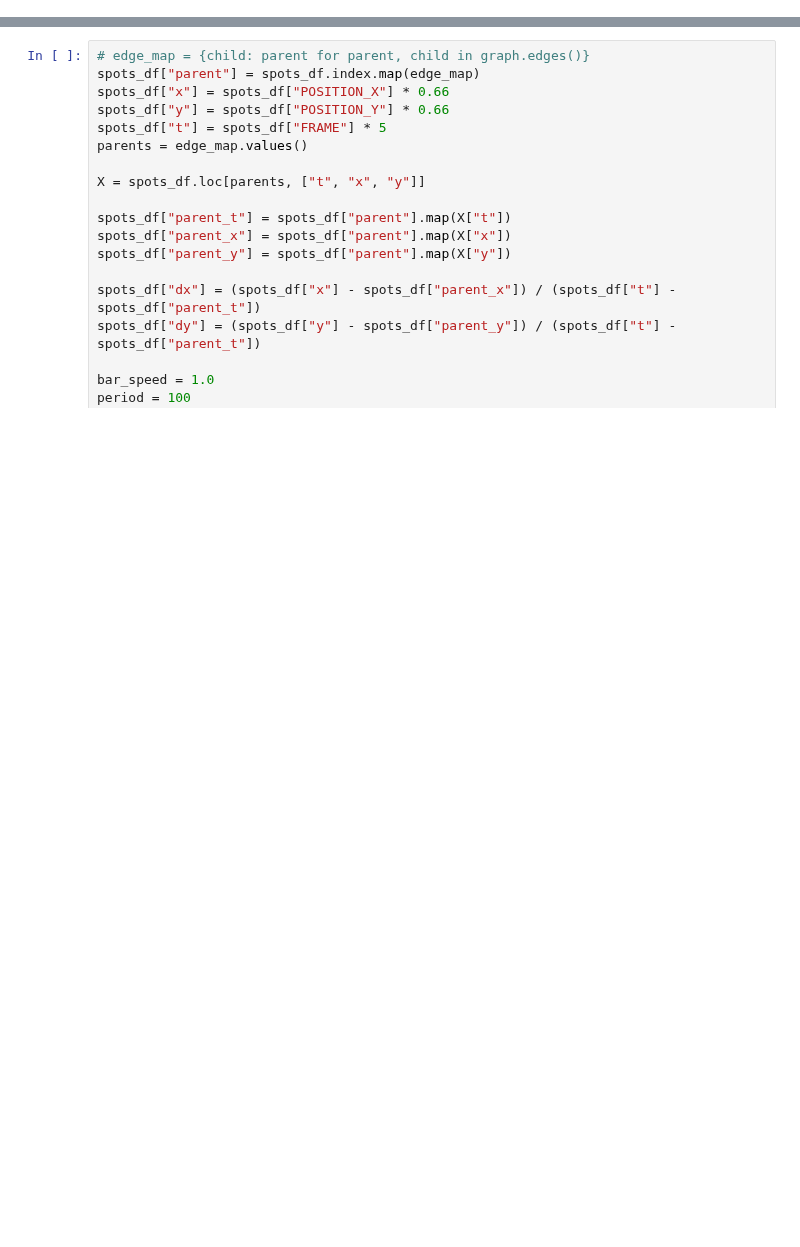
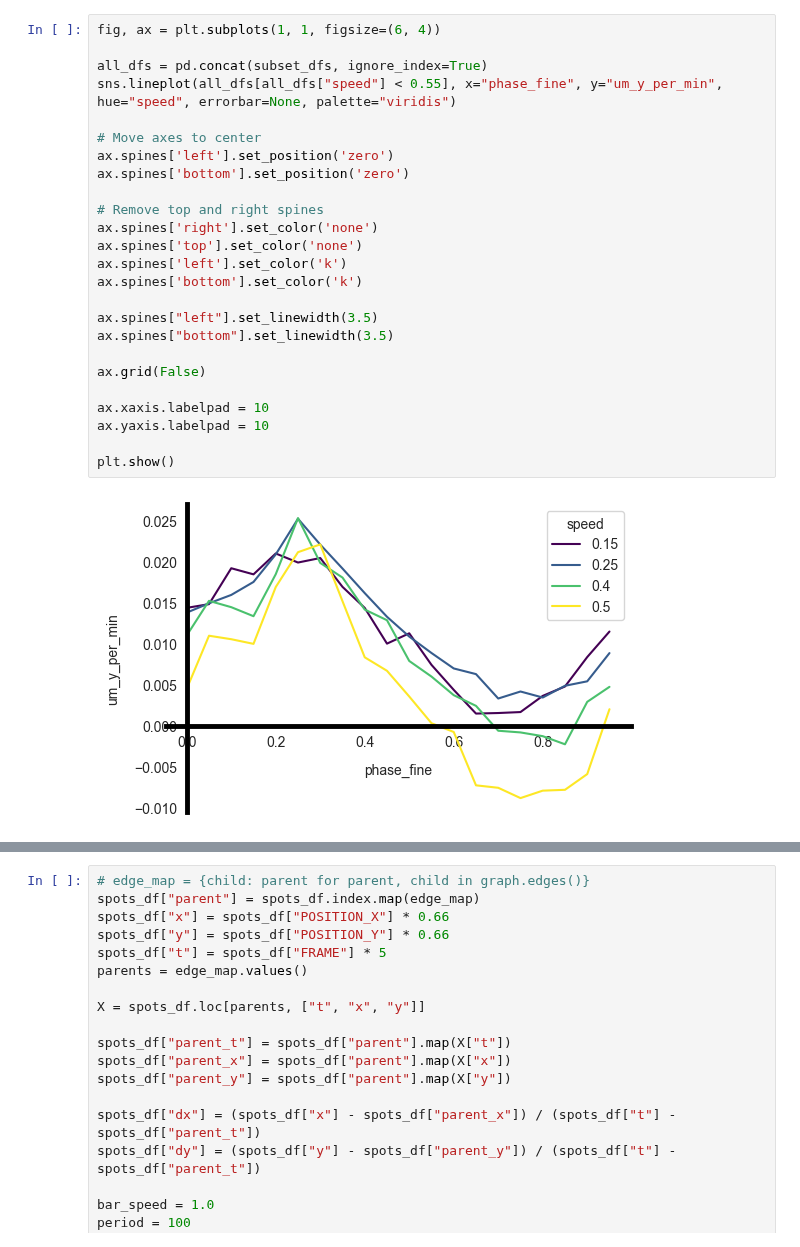
Before and after one commit to Harrison-Oatman/PyCLM, a Jupyter notebook: notebooks/analysis.ipynb, the cells around one changed output, grey strips where cells are left out. Cells and saved outputs as stored; diff of their text form; blank space fills up the shorter version.

```diff
--- a/notebooks/analysis.ipynb
+++ b/notebooks/analysis.ipynb
@@ -130,0 +165,27 @@ plt.show()
+# %%
+fig, ax = plt.subplots(1, 1, figsize=(6, 4))
+
+all_dfs = pd.concat(subset_dfs, ignore_index=True)
+sns.lineplot(all_dfs[all_dfs["speed"] < 0.55], x="phase_fine", y="um_y_per_min", hue="speed", errorbar=None, palette="viridis")
+
+# Move axes to center
+ax.spines['left'].set_position('zero')
+ax.spines['bottom'].set_position('zero')
+
+# Remove top and right spines
+ax.spines['right'].set_color('none')
+ax.spines['top'].set_color('none')
+ax.spines['left'].set_color('k')
+ax.spines['bottom'].set_color('k')
+
+ax.spines["left"].set_linewidth(3.5)
+ax.spines["bottom"].set_linewidth(3.5)
+
+ax.grid(False)
+
+ax.xaxis.labelpad = 10
+ax.yaxis.labelpad = 10
+
+plt.show()
+# %% [output]
+[figure, added]
```
Also changed, not shown: parts of 8 cells of this notebook.
